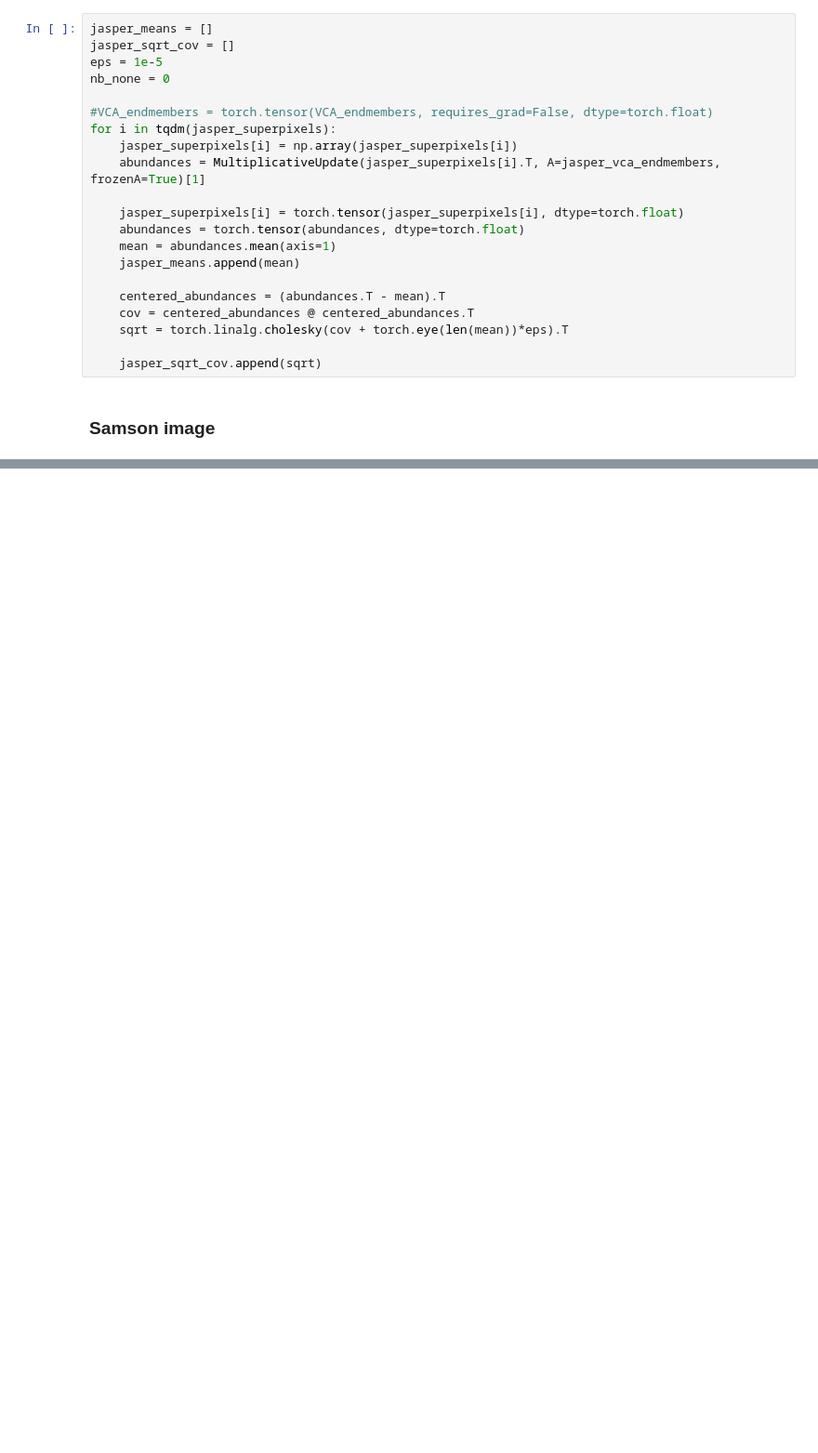
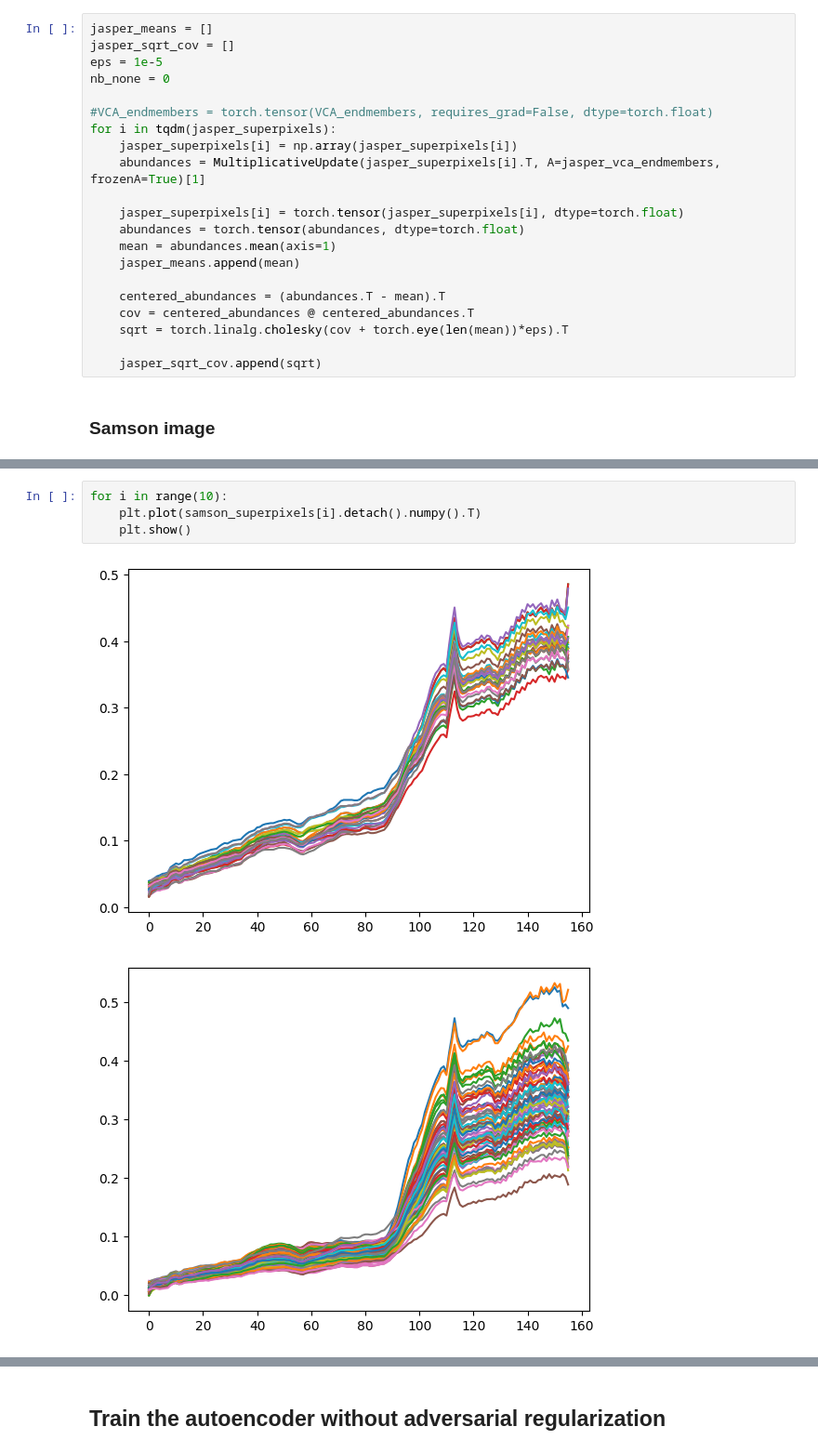
Before and after one commit to JulienAjdenbaum/hyperspectral_adversarial_AEENet, a Jupyter notebook: AAENet/AAENet.ipynb, the cells around one changed output, grey strips where cells are left out. Shown at 93% size. Cells and saved outputs as stored; diff of their text form; blank space fills up the shorter version.

```diff
--- a/AAENet/AAENet.ipynb
+++ b/AAENet/AAENet.ipynb
@@ -770,0 +307,7 @@ load(file, mmap_mode=None, allow_pickle=False, fix_imports=True, encoding='ASCII
+# %%
+for i in range(10):
+    plt.plot(samson_superpixels[i].detach().numpy().T)
+    plt.show()
+# %% [output]
+[figure, added]
+[figure, added]
@@ -770,0 +322,2 @@ load(file, mmap_mode=None, allow_pickle=False, fix_imports=True, encoding='ASCII
+# %% [markdown]
+## Train the autoencoder without adversarial regularization
```
Also changed, not shown: parts of 55 cells of this notebook.
